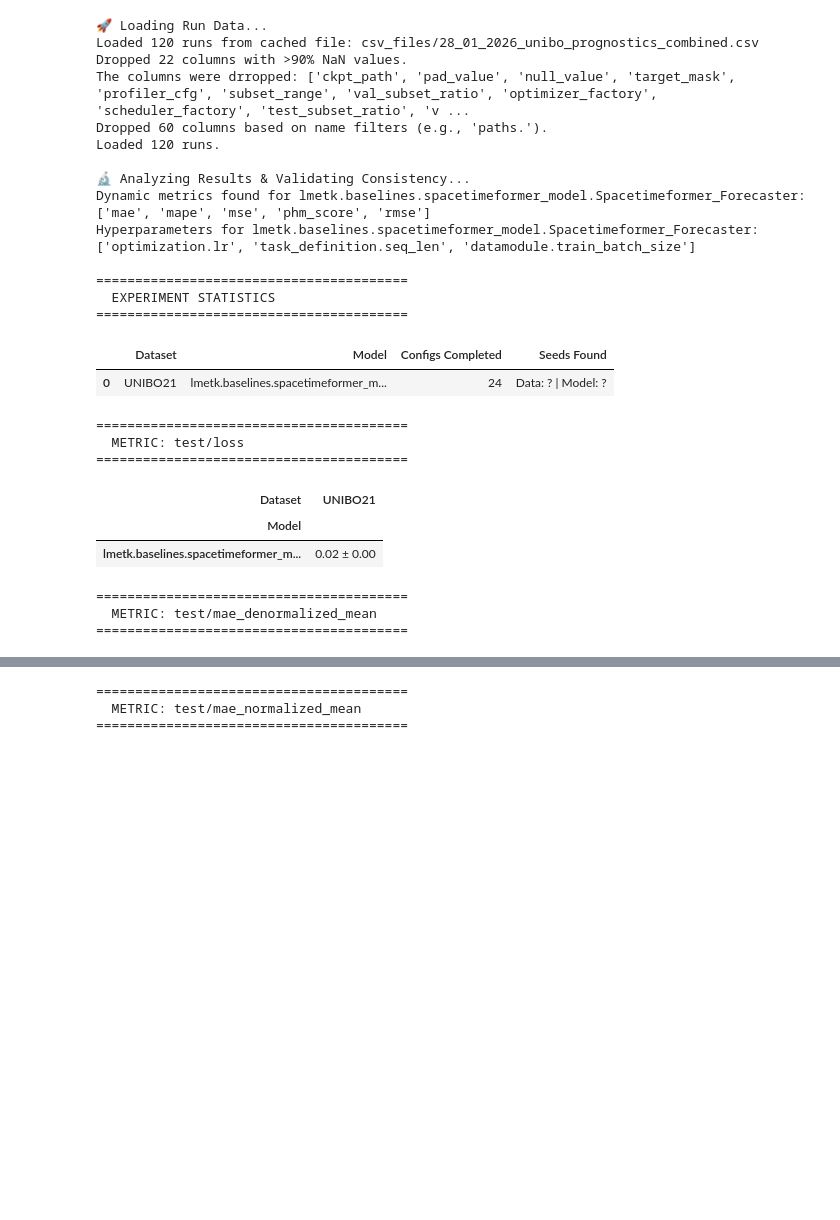
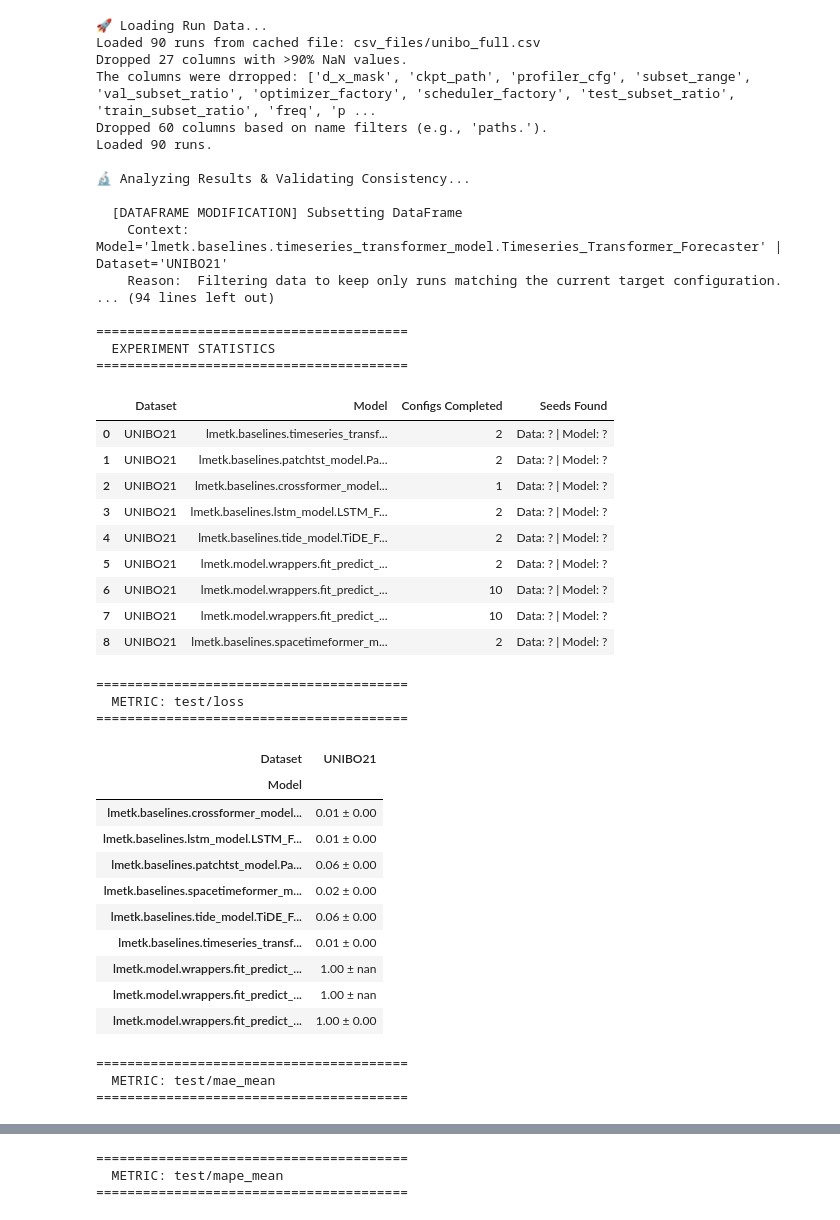
Before and after one commit to EPFL-IMOS/picid, a Jupyter notebook: lmetk_report/table.ipynb, the cells around one changed output, grey strips where cells are left out. Saved outputs shown, nothing was run; the diff lists cells and outputs as text; code cells hidden in the pictures; blank space fills up the shorter version.

```diff
--- a/lmetk_report/table.ipynb
+++ b/lmetk_report/table.ipynb
@@ -29,7 +29,7 @@ from lmetk_report.reporting import (
 # ## 2. Configuration
 # Define all key parameters for the analysis in one place.
 # ---
-PROJECT_NAME = "28_01_2026_unibo_prognostics_combined"
+PROJECT_NAME = "unibo_full"
 USER = "imos-buildingenergy-1"
 
 # Metrics to extract
@@ -93,48 +93,67 @@ all_results = analyze_results(
 
 # ### A. Experiment Statistics
 # Shows how many configurations completed successfully and
 # confirms which seeds were actually found in the data.
 display_experiment_stats(all_results)
 
 # ### B. Performance Leaderboards
 # Displays a separate, clean pivot table for every metric found (MSE, MAE, etc.).
 display_performance_tables(all_results)
 
 # ### C. Hyperparameter Impact Analysis
 # Shows the top 10 configurations for each model, exposing exactly
 # which hyperparameters led to the best results.
 display_hp_impact(all_results)
 
 # ### D. Legacy Summary Table
 # A single flattened table containing all metrics (useful for copying to Excel/LaTeX).
 print("\n📊 Full Summary Table:")
 summary_df = create_summary_table(all_results)
 display(summary_df)
 # %% [output]
 🚀 Loading Run Data...
-Loaded 120 runs from cached file: csv_files/28_01_2026_unibo_prognostics_combined.csv
-Dropped 22 columns with >90% NaN values.
-The columns were drropped: ['ckpt_path', 'pad_value', 'null_value', 'target_mask', 'profiler_cfg', 'subset_range', 'val_subset_ratio', 'optimizer_factory', 'scheduler_factory', 'test_subset_ratio', 'v ...
+Loaded 90 runs from cached file: csv_files/unibo_full.csv
+Dropped 27 columns with >90% NaN values.
+The columns were drropped: ['d_x_mask', 'ckpt_path', 'profiler_cfg', 'subset_range', 'val_subset_ratio', 'optimizer_factory', 'scheduler_factory', 'test_subset_ratio', 'train_subset_ratio', 'freq', 'p ...
 Dropped 60 columns based on name filters (e.g., 'paths.').
-Loaded 120 runs.
+Loaded 90 runs.
 
 🔬 Analyzing Results & Validating Consistency...
-Dynamic metrics found for lmetk.baselines.spacetimeformer_model.Spacetimeformer_Forecaster: ['mae', 'mape', 'mse', 'phm_score', 'rmse']
-Hyperparameters for lmetk.baselines.spacetimeformer_model.Spacetimeformer_Forecaster: ['optimization.lr', 'task_definition.seq_len', 'datamodule.train_batch_size']
+
+  [DATAFRAME MODIFICATION] Subsetting DataFrame
+    Context: Model='lmetk.baselines.timeseries_transformer_model.Timeseries_Transformer_Forecaster' | Dataset='UNIBO21'
+    Reason:  Filtering data to keep only runs matching the current target configuration.
+... (94 lines left out)
 
 ========================================
   EXPERIMENT STATISTICS
 ========================================
 |  | Dataset | Model | Configs Completed | Seeds Found |
-| 0 | UNIBO21 | lmetk.baselines.spacetimeformer_m... | 24 | Data: ? | Model: ? |
+| 0 | UNIBO21 | lmetk.baselines.timeseries_transf... | 2 | Data: ? | Model: ? |
+| 1 | UNIBO21 | lmetk.baselines.patchtst_model.Pa... | 2 | Data: ? | Model: ? |
+| 2 | UNIBO21 | lmetk.baselines.crossformer_model... | 1 | Data: ? | Model: ? |
+| 3 | UNIBO21 | lmetk.baselines.lstm_model.LSTM_F... | 2 | Data: ? | Model: ? |
+| 4 | UNIBO21 | lmetk.baselines.tide_model.TiDE_F... | 2 | Data: ? | Model: ? |
+| 5 | UNIBO21 | lmetk.model.wrappers.fit_predict_... | 2 | Data: ? | Model: ? |
+| 6 | UNIBO21 | lmetk.model.wrappers.fit_predict_... | 10 | Data: ? | Model: ? |
+| 7 | UNIBO21 | lmetk.model.wrappers.fit_predict_... | 10 | Data: ? | Model: ? |
+| 8 | UNIBO21 | lmetk.baselines.spacetimeformer_m... | 2 | Data: ? | Model: ? |
 ========================================
   METRIC: test/loss
 ========================================
 | Dataset | UNIBO21 |
 | Model |  |
+| lmetk.baselines.crossformer_model... | 0.01 ± 0.00 |
+| lmetk.baselines.lstm_model.LSTM_F... | 0.01 ± 0.00 |
+| lmetk.baselines.patchtst_model.Pa... | 0.06 ± 0.00 |
 | lmetk.baselines.spacetimeformer_m... | 0.02 ± 0.00 |
+| lmetk.baselines.tide_model.TiDE_F... | 0.06 ± 0.00 |
+| lmetk.baselines.timeseries_transf... | 0.01 ± 0.00 |
+| lmetk.model.wrappers.fit_predict_... | 1.00 ± nan |
+| lmetk.model.wrappers.fit_predict_... | 1.00 ± nan |
+| lmetk.model.wrappers.fit_predict_... | 1.00 ± 0.00 |
 ========================================
-  METRIC: test/mae_denormalized_mean
+  METRIC: test/mae_mean
 ========================================
 | Dataset | UNIBO21 |
 | Model |  |
@@ -142,5 +169,5 @@ Hyperparameters for lmetk.baselines.spacetimeformer_model.Spacetimeformer_Foreca
 ========================================
-  METRIC: test/mae_normalized_mean
+  METRIC: test/mape_mean
 ========================================
 | Dataset | UNIBO21 |
 | Model |  |
```
Also changed, not shown: parts of 8 cells of this notebook, 1 other file.
